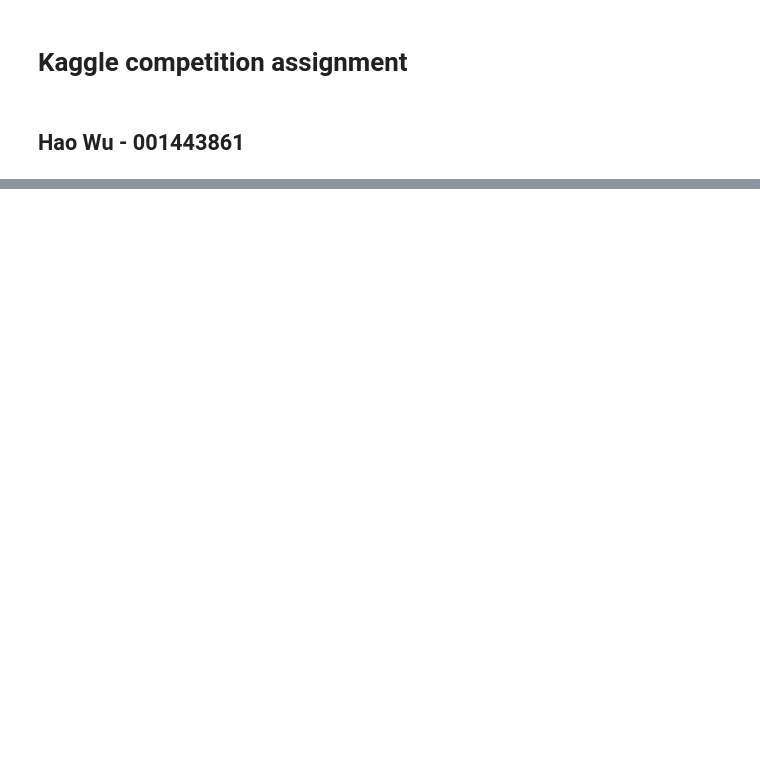
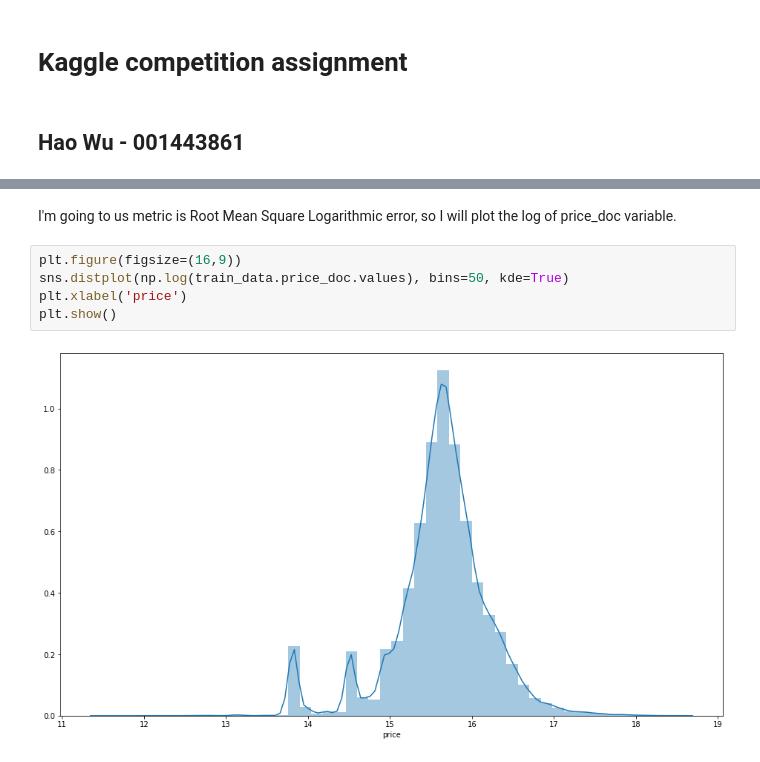
Before and after one commit to 22557i/INFO7390AdvancedDataScience, a Jupyter notebook: Assignment2/Assignment2_KaggleCompetition.ipynb, the cells around one changed output, grey strips where cells are left out. Drawn from its saved outputs; the diff is of its cells as text; blank space fills up the shorter version.

```diff
--- a/Assignment2/Assignment2_KaggleCompetition.ipynb
+++ b/Assignment2/Assignment2_KaggleCompetition.ipynb
@@ -32,0 +104,9 @@ train_data.head()
+# %% [markdown]
+I'm going to us metric is Root Mean Square Logarithmic error, so I will plot the log of price_doc variable.
+# %%
+plt.figure(figsize=(16,9))
+sns.distplot(np.log(train_data.price_doc.values), bins=50, kde=True)
+plt.xlabel('price')
+plt.show()
+# %% [output]
+[figure, added]
```
Also changed, not shown: parts of 37 cells of this notebook, 2 other files.
